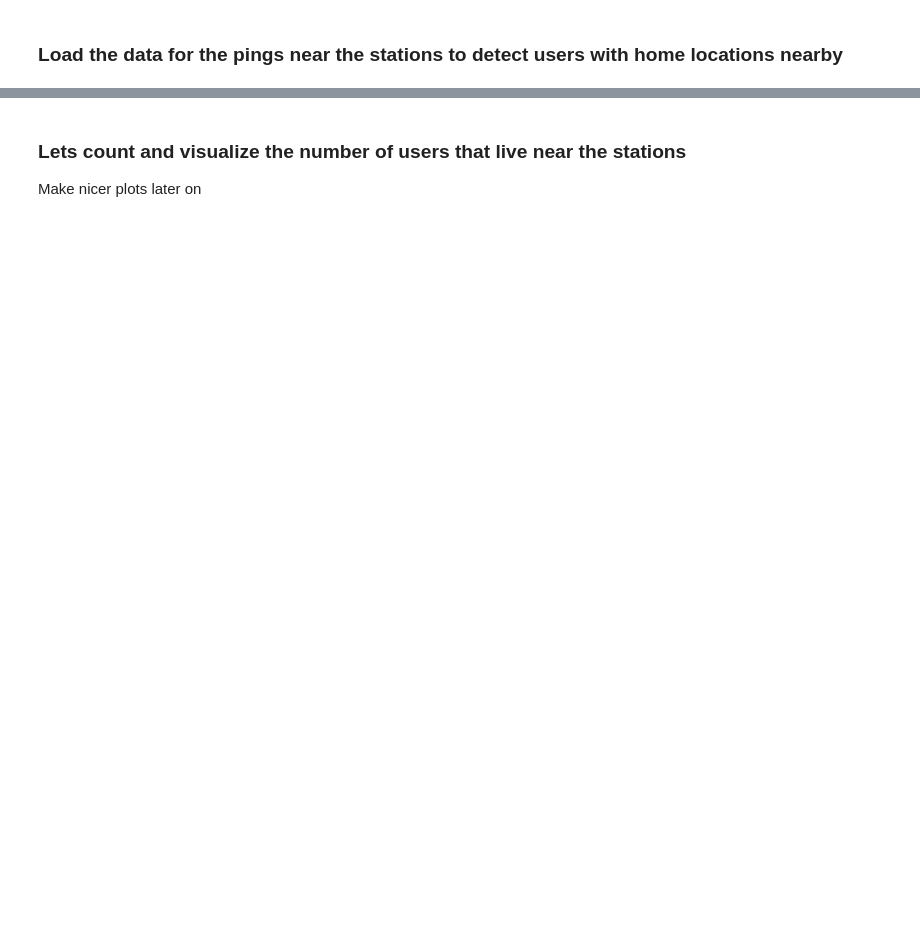
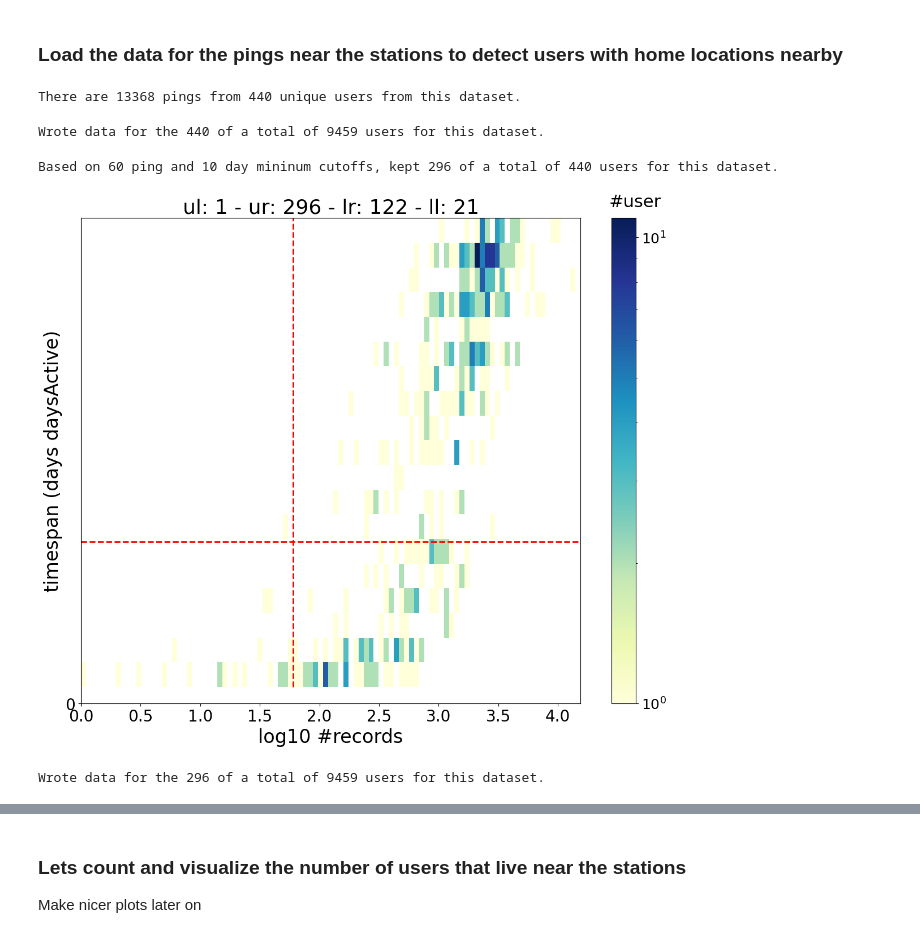
Before and after one commit to spur-eth/mobile_data_colombia, a Jupyter notebook: code/qual_checks_filter.ipynb, the cells around one changed output, grey strips where cells are left out. Cells and saved outputs as stored; diff of their text form; code cells hidden in the pictures; blank space fills up the shorter version.

```diff
--- a/code/qual_checks_filter.ipynb
+++ b/code/qual_checks_filter.ipynb
@@ -251,25 +332,38 @@ write_filter_data_by_users(data_folder, users, user_filtered_data_filepath)
+# %%
+data_folder =  f'{data_dir}data/1_km_stations/{data_label}/'
+users_w_ping_near_station_filepath = data_dir + f'data/agg_data/{data_label}_users_w_ping_1km_stations.csv'
+
+get_users(data_folder, users_w_ping_near_station_filepath)
+
+users_w_ping_near_station = pd.read_csv(users_w_ping_near_station_filepath)
+# %% [output]
+There are 13368 pings from 440 unique users from this dataset.
+# %%
+# read in the data from the bogota area and restrict it to those users with at least one ping in the area of one of the stations
+
+cols_to_keep = ['user_id', 'lat', 'lng', 'datetime', 'geohash', 'horizontal_accuracy', 'Nombre_de_l', 'Identificad']
+data_folder = f'{data_dir}data/bogota_localidades/{data_label}/'
+user_filtered_data_filepath = f'{data_dir}data/agg_data/{data_label}_data_for_users_w_ping_1km_stations.csv'
+
+users = get_user_list(users_w_ping_near_station_filepath)
+write_filter_data_by_users(data_folder, users, user_filtered_data_filepath)
+# %% [output]
+Wrote data for the 440 of a total of 9459 users for this dataset.
 # %%
 # load in the data for the bogota users for whom we detected at least one ping near a station of interest for further filtering
-def calculate_filter_user_stats(data_filepath: str, cols: list, renamed_cols: list, output_filepath: str, min_pings: int, min_days: int):
-    ddf = dd.read_csv(data_filepath)
-    ddf = ddf[cols]
-    ddf.columns = renamed_cols
-    ddf['datetime']=dd.to_datetime(ddf['datetime'],unit='ms', errors='coerce')
-    ddf["datetime"]=ddf["datetime"].dt.tz_localize('UTC').dt.tz_convert('America/Bogota')
-    users_stats_df = mobilkit.stats.userStats(ddf).compute()
-    users_stats_df_filtered = users_stats_df[(users_stats_df['pings'] >= min_pings) & (users_stats_df['daysActive'] >= min_days)]
-    print(f"Based on {min_pings} ping and {min_days} day mininum cutoffs, kept {len(users_stats_df_filtered)} of a total of {len(users_stats_df)} users for this dataset.")
-    users_stats_df_filtered.to_csv(output_filepath, index=False)
-    mobilkit.stats.plotUsersHist(users_stats_df, min_pings=min_pings, min_days=min_days)
 
-output_folder = "/Users/emilyrobitschek/git/ETH/SPUR/mobile_data_colombia/data/"
+output_folder = f'{data_dir}data/agg_data/'
 min_pings, min_days = 60, 10
 renamed_cols = ['uid', 'lat', 'lng', 'datetime', 'geohash', 'horizontal_accuracy', 'Nombre_de_l', 'Identificad']
-user_dataquantity_filtered_filepath = f'{output_folder}jan2019_users_w_ping_bogota_1km_stations_{min_pings}minpings_{min_days}mindays_in_bogota_region.csv'
+user_dataquantity_filtered_filepath = f'{output_folder}{data_label}_users_w_ping_1km_stations_{min_pings}minpings_{min_days}mindays_in_bogota_region.csv'
 calculate_filter_user_stats(user_filtered_data_filepath, cols_to_keep, renamed_cols, user_dataquantity_filtered_filepath, min_pings=min_pings, min_days=min_days)
+# %% [output]
+Based on 60 ping and 10 day mininum cutoffs, kept 296 of a total of 440 users for this dataset.
+[figure, added]
 # %%
 # filter the data for this final set of users to compute which ones have home locations near the stations:
 users = get_user_list(user_dataquantity_filtered_filepath, user_col='uid')
-data_folder = "/Users/emilyrobitschek/git/ETH/SPUR/mobile_data_colombia/data/bogota_localidades_2019/"
-user_dataquantity_filtered_data_filepath = f'/Users/emilyrobitschek/git/ETH/SPUR/mobile_data_colombia/data/jan2019_bogota_data_for_users_w_ping_1km_stations_{min_pings}pings_{min_days}days.csv'
+user_dataquantity_filtered_data_filepath = f'{output_folder}{data_label}_data_for_users_w_ping_1km_stations_{min_pings}minpings_{min_days}mindays_in_bogota_region.csv'
 write_filter_data_by_users(data_folder, users, user_dataquantity_filtered_data_filepath)
+# %% [output]
+Wrote data for the 296 of a total of 9459 users for this dataset.
```
Also changed, not shown: parts of 41 cells of this notebook.
